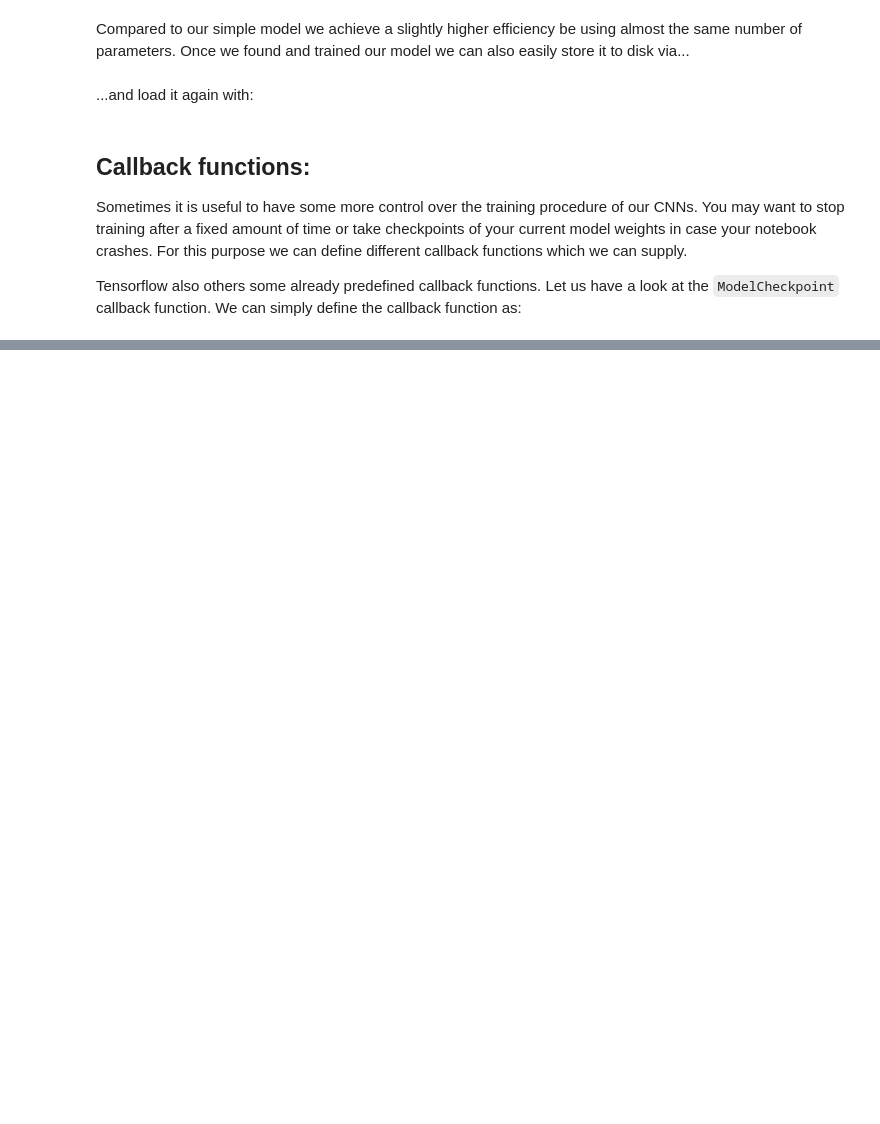
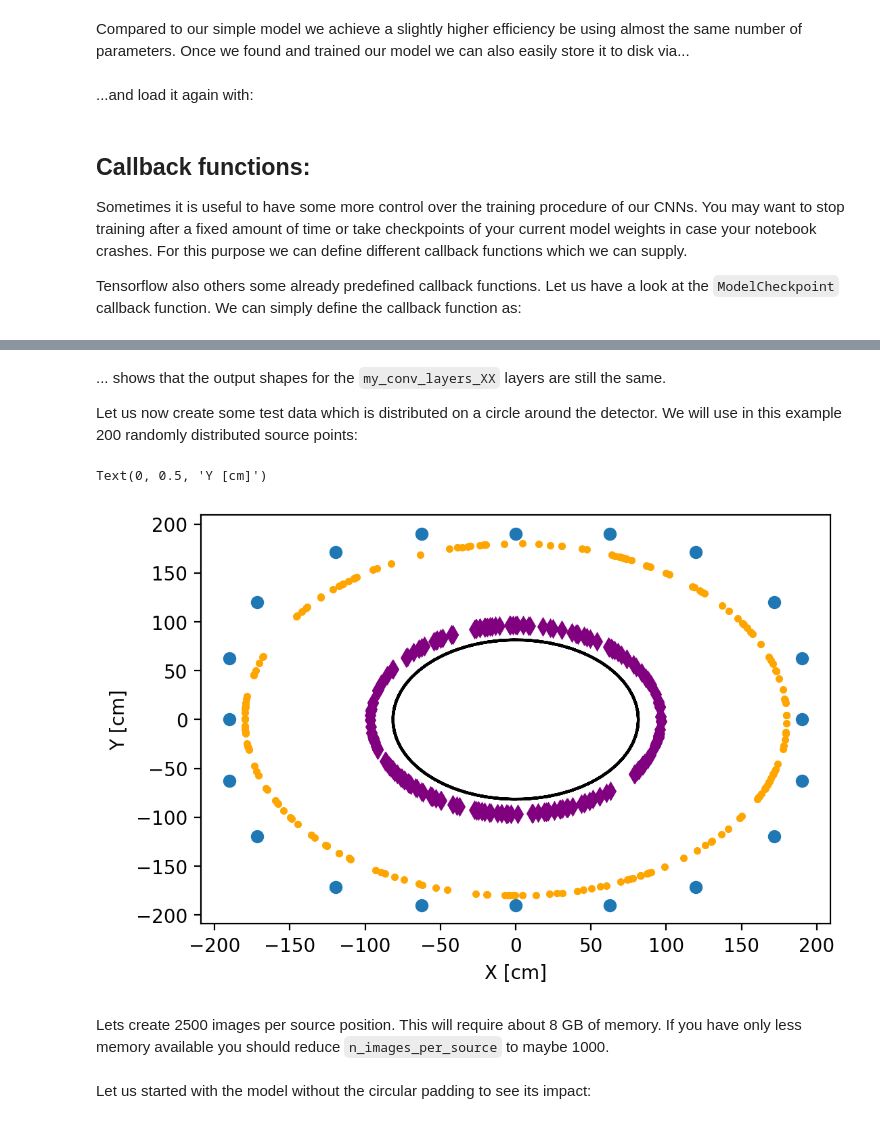
Before and after one commit to RiceAstroparticleLab/DANCE-EDU-CNN-Tutorial_March2022, a Jupyter notebook: CNNTutorial.ipynb, the cells around one changed output, grey strips where cells are left out. Cells and saved outputs as stored; diff of their text form; code cells hidden in the pictures; blank space fills up the shorter version.

```diff
--- a/CNNTutorial.ipynb
+++ b/CNNTutorial.ipynb
@@ -1118,0 +1440,4 @@ array([[1., 1., 1., 1., 1., 1.],
+# %% [markdown]
+... shows that the output shapes for the `my_conv_layers_XX` layers are still the same.
+
+Let us now create some test data which is distributed on a circle around the detector. We will use in this example 200 randomly distributed source points:
@@ -1118,0 +1447,15 @@ array([[1., 1., 1., 1., 1., 1.],
+# %%
+n_source_points = 200
+neutron_x, neutron_y = get_random_cyrcle_position(81.5+15, n_source_points)
+gamma_x, gamma_y = get_random_cyrcle_position(180, n_source_points)
+# %%
+fig, axis = plt.subplots(dpi=200)
+plt_tpc_circle()
+plt.plot(neutron_x, neutron_y, marker='d', color='purple', ls='')
+plt.plot(gamma_x, gamma_y, marker='.', color='orange', ls='')
+plt.plot(pmts_in_z_slice[:, 0], pmts_in_z_slice[:, 1], marker='o', ls='')
+plt.xlabel('X [cm]')
+plt.ylabel('Y [cm]')
+# %% [output]
+Text(0, 0.5, 'Y [cm]')
+[figure, added]
@@ -1118,0 +1480,2 @@ array([[1., 1., 1., 1., 1., 1.],
+# %% [markdown]
+Lets create 2500 images per source position. This will require about 8 GB of memory. If you have only less memory available you should reduce `n_images_per_source`  to maybe 1000.
@@ -1118,0 +1548,2 @@ array([[1., 1., 1., 1., 1., 1.],
+# %% [markdown]
+Let us started with the model without the circular padding to see its impact:
```
Also changed, not shown: parts of 97 cells of this notebook, 2 other files.
